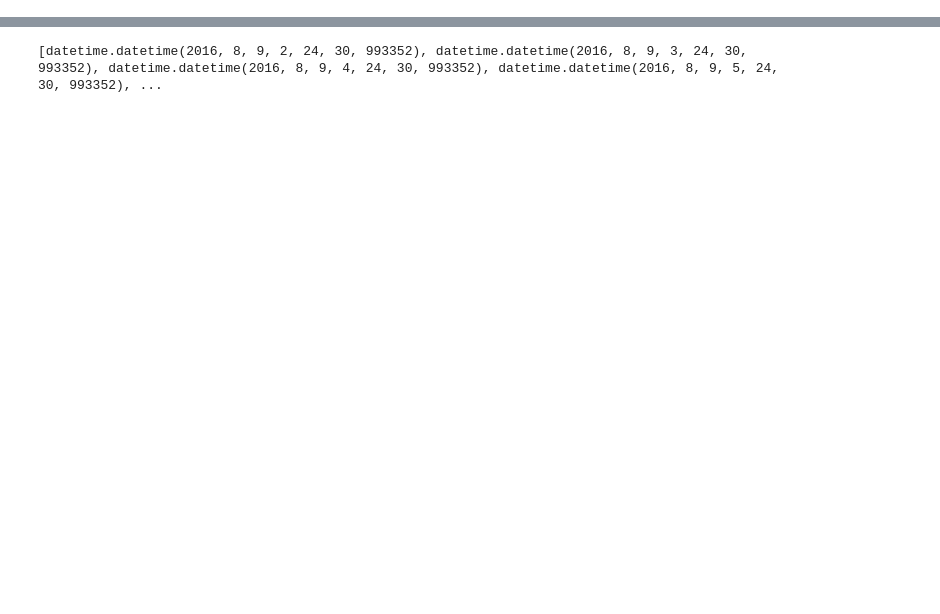
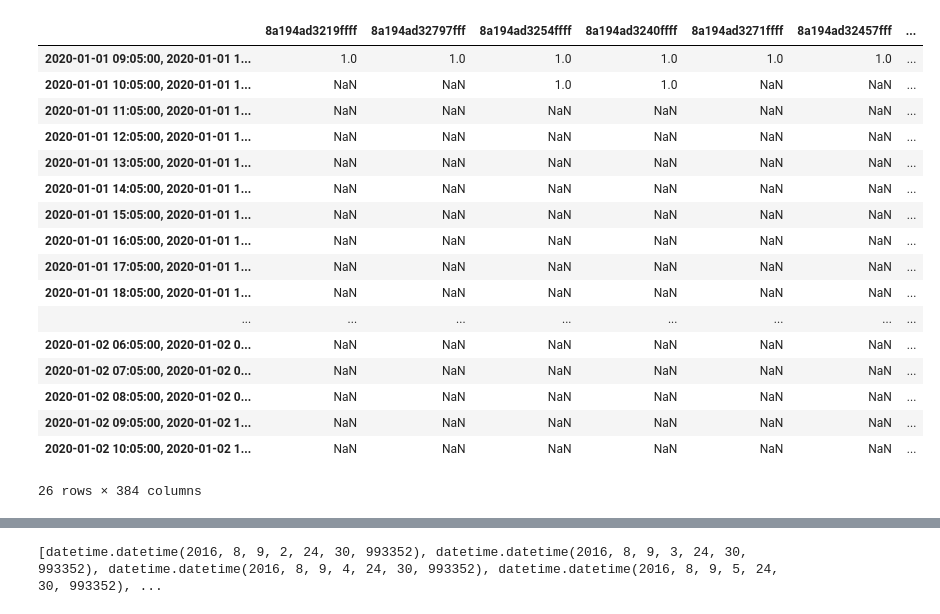
Before and after one commit to etalbert102/geochron, a Jupyter notebook: notebooks/chronnet_example.ipynb, the cells around one changed output, grey strips where cells are left out. Cells and saved outputs as stored; diff of their text form; code cells hidden in the pictures; blank space fills up the shorter version.

```diff
--- a/notebooks/chronnet_example.ipynb
+++ b/notebooks/chronnet_example.ipynb
@@ -1,8 +1,11 @@
 # %%
 from geostructures import *
 from geostructures.collections import FeatureCollection, Track
-from datetime import datetime
+from datetime import datetime, timedelta
+from geostructures.geohash import H3Hasher
 
+import pandas as pd
+hasher = H3Hasher(resolution=10)
 
 # To create a FeatureCollection, simply pass it a list of geoshapes
 fcol = FeatureCollection(
@@ -56,0 +65,24 @@ def time_slice_track(track: Track, hour_interval: int):
+# %%
+def time_slice_track(track: Track, timestamps):
+    """
+    Slices a Track into several tracks that are partitioned by a list
+    of time stamps
+
+    Args:
+        track: the target Track
+
+        timestamps= a list of timestamps
+
+    Returns:
+        A list of tracks
+    """
+    start_time = track.start
+    sliced_tracks = []
+
+
+    for timestamp in timestamps:
+        sliced_track = track[start_time: timestamp]
+        start_time = timestamp
+        sliced_tracks.append(sliced_track)
+
+    return sliced_tracks
@@ -57,5 +120,28 @@ def time_slice_track(track: Track, hour_interval: int):
+# %%
+timestamps = get_timestamp_intervals(track, 1)
 # %%
-test = time_slice_track(track, 1)
+test=time_slice_track(track, timestamps)
+# %%
+hash_track_into_df(test, timestamps, hasher.hash_collection)
+# %% [output]
+|  | 8a194ad3219ffff | 8a194ad32797fff | 8a194ad3254ffff | 8a194ad3240ffff | 8a194ad3271ffff | 8a194ad32457fff | ... |
+| 2020-01-01 09:05:00, 2020-01-01 1... | 1.0 | 1.0 | 1.0 | 1.0 | 1.0 | 1.0 | ... |
+| 2020-01-01 10:05:00, 2020-01-01 1... | NaN | NaN | 1.0 | 1.0 | NaN | NaN | ... |
+| 2020-01-01 11:05:00, 2020-01-01 1... | NaN | NaN | NaN | NaN | NaN | NaN | ... |
+| 2020-01-01 12:05:00, 2020-01-01 1... | NaN | NaN | NaN | NaN | NaN | NaN | ... |
+| 2020-01-01 13:05:00, 2020-01-01 1... | NaN | NaN | NaN | NaN | NaN | NaN | ... |
+| 2020-01-01 14:05:00, 2020-01-01 1... | NaN | NaN | NaN | NaN | NaN | NaN | ... |
+| 2020-01-01 15:05:00, 2020-01-01 1... | NaN | NaN | NaN | NaN | NaN | NaN | ... |
+| 2020-01-01 16:05:00, 2020-01-01 1... | NaN | NaN | NaN | NaN | NaN | NaN | ... |
+| 2020-01-01 17:05:00, 2020-01-01 1... | NaN | NaN | NaN | NaN | NaN | NaN | ... |
+| 2020-01-01 18:05:00, 2020-01-01 1... | NaN | NaN | NaN | NaN | NaN | NaN | ... |
+| ... | ... | ... | ... | ... | ... | ... | ... |
+| 2020-01-02 06:05:00, 2020-01-02 0... | NaN | NaN | NaN | NaN | NaN | NaN | ... |
+| 2020-01-02 07:05:00, 2020-01-02 0... | NaN | NaN | NaN | NaN | NaN | NaN | ... |
+| 2020-01-02 08:05:00, 2020-01-02 0... | NaN | NaN | NaN | NaN | NaN | NaN | ... |
+| 2020-01-02 09:05:00, 2020-01-02 1... | NaN | NaN | NaN | NaN | NaN | NaN | ... |
+| 2020-01-02 10:05:00, 2020-01-02 1... | NaN | NaN | NaN | NaN | NaN | NaN | ... |
+26 rows × 384 columns
 # %%
 test
 # %% [output]
```
Also changed, not shown: parts of 5 cells of this notebook, 1 other file.
